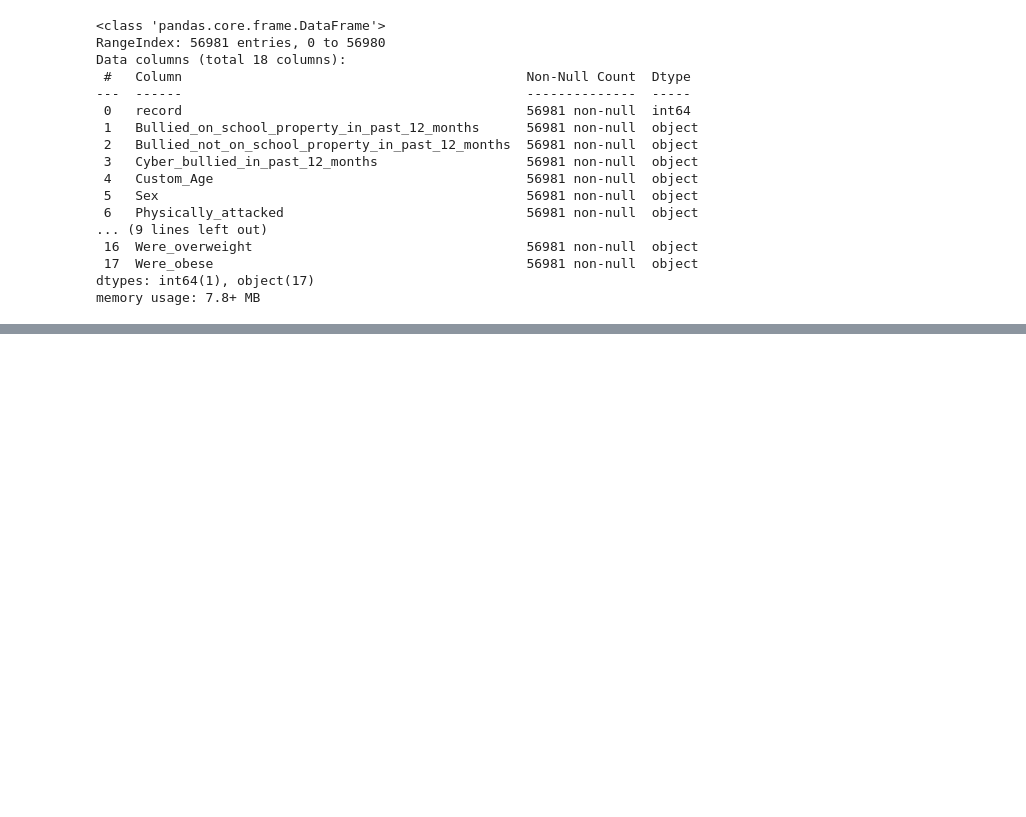
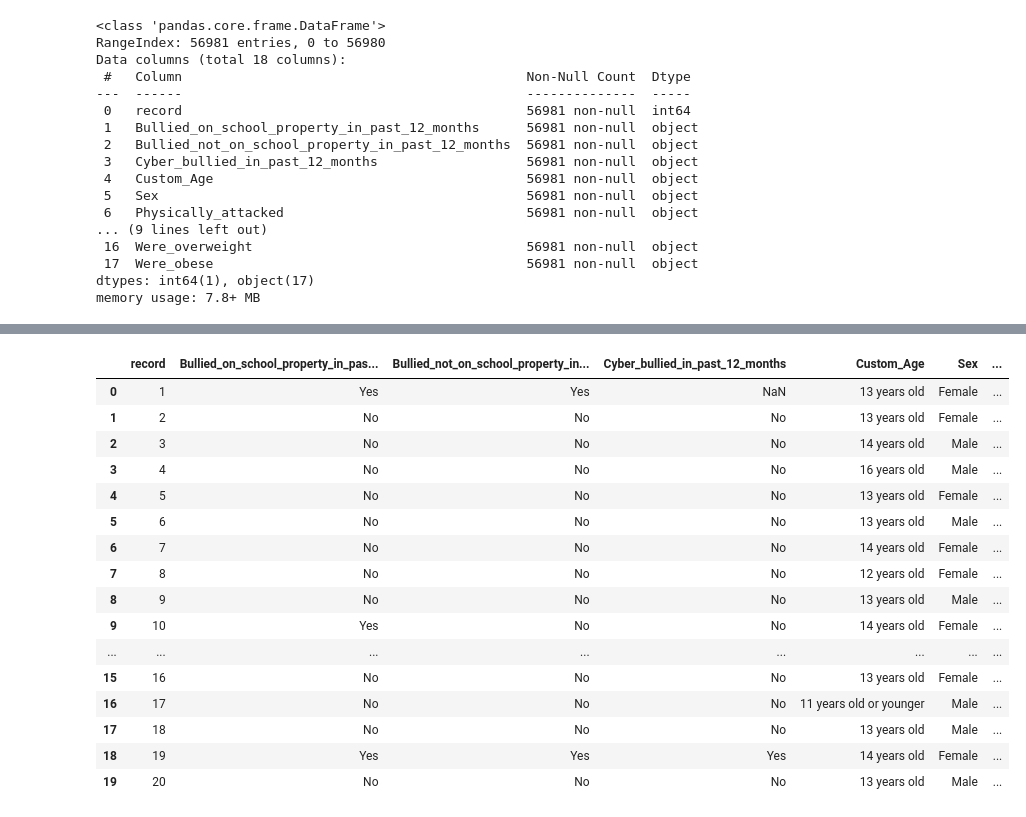
Before and after one commit to mallowww/bully-factor-dataset, a Jupyter notebook: prevent_the_bully.ipynb, the cells around one changed output, grey strips where cells are left out. Drawn from its saved outputs; the diff is of its cells as text; code cells hidden in the pictures; blank space fills up the shorter version.

```diff
--- a/prevent_the_bully.ipynb
+++ b/prevent_the_bully.ipynb
@@ -10,7 +10,9 @@ dataset from: https://www.kaggle.com/datasets/leomartinelli/bullying-in-schools?
 import pandas as pd
 import numpy as np
 # %%
-df=pd.read_csv("https://raw.githubusercontent.com/mallowww/bully-factor-dataset/main/Bullying_2018.csv", sep=';')
+URL="https://raw.githubusercontent.com/mallowww/bully-factor-dataset/main/Bullying_2018.csv"
+# %%
+df=pd.read_csv(URL, sep=';')
 # %%
 df.head()
 # %% [output]
@@ -67,0 +98,23 @@ memory usage: 7.8+ MB
+# %%
+# replace the blank fields in the dataframe with NaN
+df.replace(r'^\s*$', np.nan, regex=True, inplace=True)
+# %%
+df.head(20)
+# %% [output]
+|  | record | Bullied_on_school_property_in_pas... | Bullied_not_on_school_property_in... | Cyber_bullied_in_past_12_months | Custom_Age | Sex | ... |
+| 0 | 1 | Yes | Yes | NaN | 13 years old | Female | ... |
+| 1 | 2 | No | No | No | 13 years old | Female | ... |
+| 2 | 3 | No | No | No | 14 years old | Male | ... |
+| 3 | 4 | No | No | No | 16 years old | Male | ... |
+| 4 | 5 | No | No | No | 13 years old | Female | ... |
+| 5 | 6 | No | No | No | 13 years old | Male | ... |
+| 6 | 7 | No | No | No | 14 years old | Female | ... |
+| 7 | 8 | No | No | No | 12 years old | Female | ... |
+| 8 | 9 | No | No | No | 13 years old | Male | ... |
+| 9 | 10 | Yes | No | No | 14 years old | Female | ... |
+| ... | ... | ... | ... | ... | ... | ... | ... |
+| 15 | 16 | No | No | No | 13 years old | Female | ... |
+| 16 | 17 | No | No | No | 11 years old or younger | Male | ... |
+| 17 | 18 | No | No | No | 13 years old | Male | ... |
+| 18 | 19 | Yes | Yes | Yes | 14 years old | Female | ... |
+| 19 | 20 | No | No | No | 13 years old | Male | ... |
```
Also changed, not shown: parts of 11 cells of this notebook.
